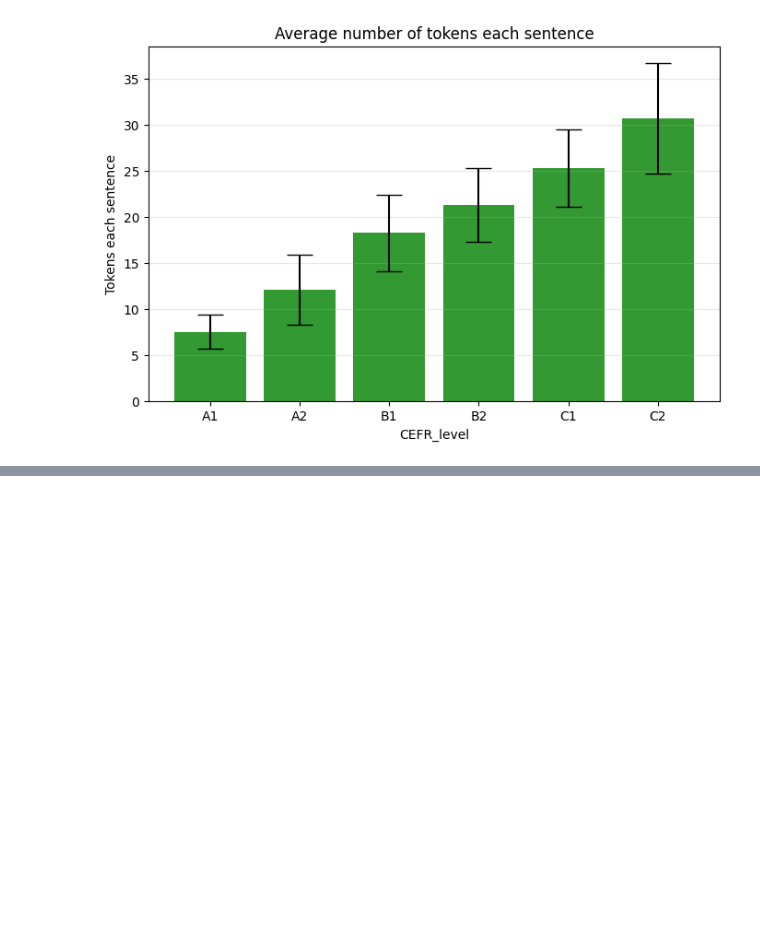
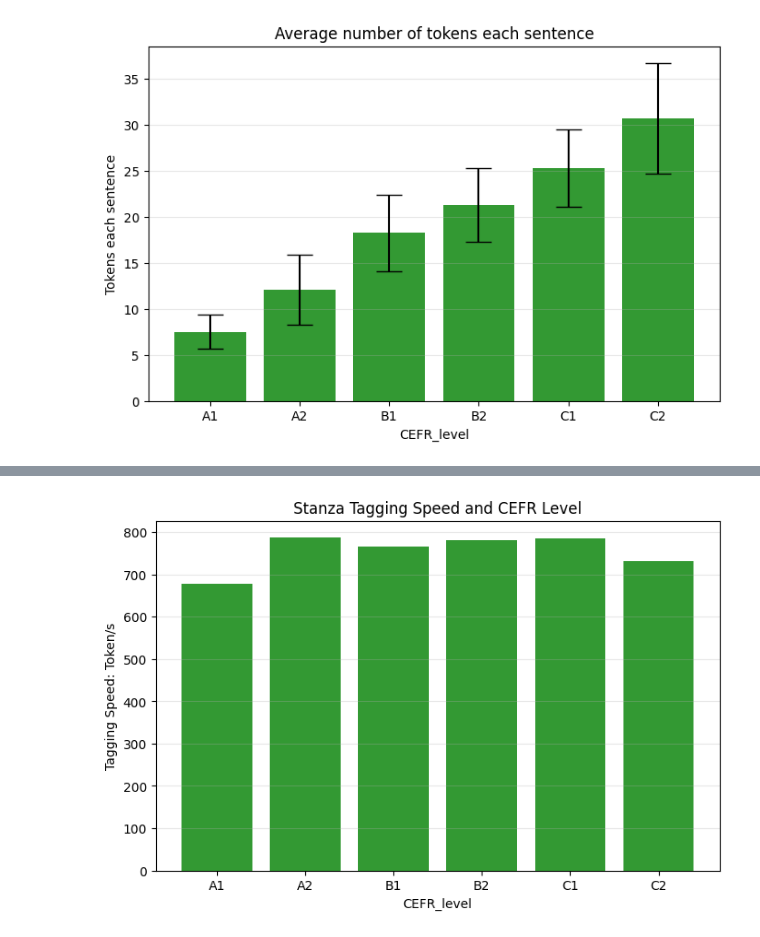
Before and after one commit to jakbh/SUDcom, a Jupyter notebook: experiments/dataset_analysis.ipynb, the cells around one changed output, grey strips where cells are left out. Saved outputs shown, nothing was run; the diff lists cells and outputs as text; code cells hidden in the pictures; blank space fills up the shorter version.

```diff
--- a/experiments/dataset_analysis.ipynb
+++ b/experiments/dataset_analysis.ipynb
@@ -354,3 +347,9 @@ plt.grid(axis='y', alpha=0.3)
 plt.show()
 # %% [output]
 [figure]
+# %%
+level_speed = {'A1': 5.65, 'A2': 2.91, 'B1': 1.62, 'B2': 1.36, 'C1': 1.00, 'C2': 0.91}
+
+# Convert to DataFrame with two columns
+level_speed = pd.DataFrame(list(level_speed.items()), columns=['CEFR_Level', 'Text/s'])
+level_speed
@@ -356,0 +364,3 @@ plt.show()
+# %%
+level_speed = level_speed.join(token_count)
+level_speed
@@ -356,0 +375,3 @@ plt.show()
+# %%
+level_speed["Token/s"] = level_speed.apply(lambda row: row["Text/s"] * row["mean"], axis=1)
+level_speed
@@ -356,0 +386,12 @@ plt.show()
+# %%
+plt.figure(figsize=(8, 5))
+plt.bar(level_speed['CEFR_Level'], level_speed['Token/s'],
+        capsize=10, alpha=0.8, color='green')
+plt.xlabel('CEFR_level')
+plt.ylabel('Tagging Speed: Token/s')
+plt.title('Stanza Tagging Speed and CEFR Level')
+plt.grid(axis='y', alpha=0.3)
+plt.savefig('Illustrations/Dataset_analysis/tagging_speed.png')
+plt.show()
+# %% [output]
+[figure, added]
```
Also changed, not shown: parts of 15 cells of this notebook, 7 other files.
